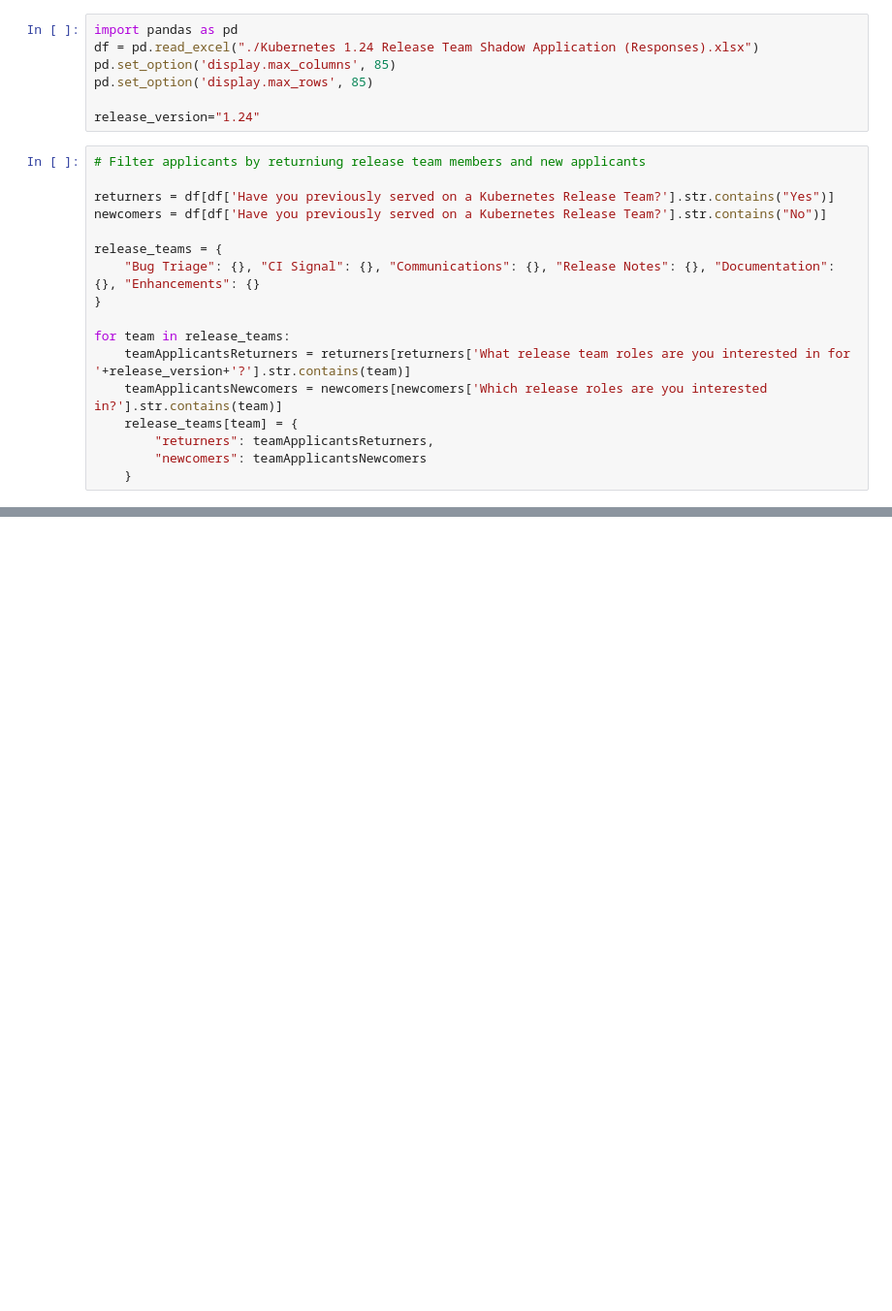
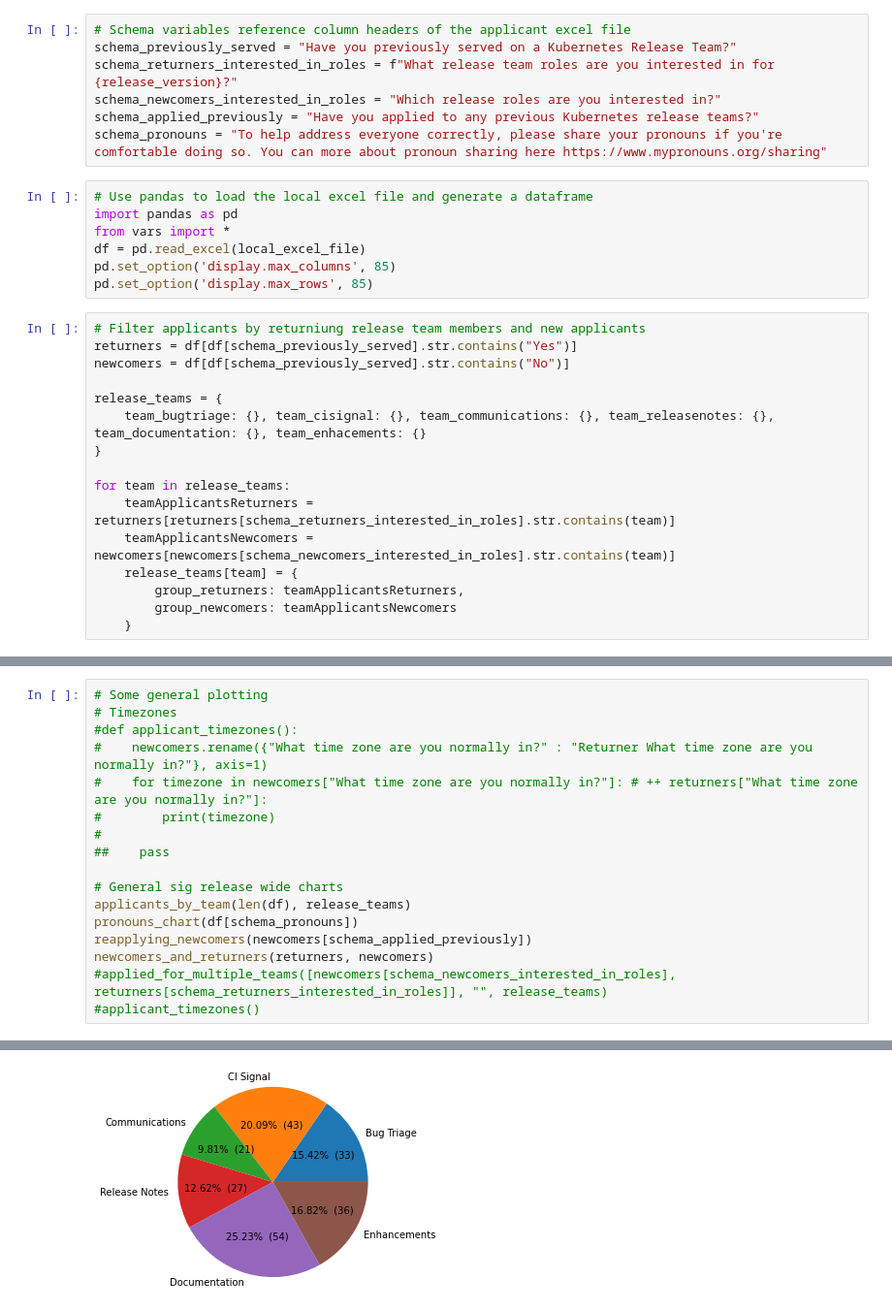
Before and after one commit to kubernetes-sigs/release-team-shadow-stats, a Jupyter notebook: main.ipynb, the cells around one changed output, grey strips where cells are left out. Shown at 97% size. Cells and saved outputs as stored; diff of their text form; blank space fills up the shorter version.

```diff
--- a/main.ipynb
+++ b/main.ipynb
@@ -1,24 +12,30 @@
+# %%
+# Schema variables reference column headers of the applicant excel file
+schema_previously_served = "Have you previously served on a Kubernetes Release Team?"
+schema_returners_interested_in_roles = f"What release team roles are you interested in for {release_version}?"
+schema_newcomers_interested_in_roles = "Which release roles are you interested in?"
+schema_applied_previously = "Have you applied to any previous Kubernetes release teams?"
+schema_pronouns = "To help address everyone correctly, please share your pronouns if you're comfortable doing so. You can more about pronoun sharing here https://www.mypronouns.org/sharing"
 # %%
+# Use pandas to load the local excel file and generate a dataframe
 import pandas as pd
-df = pd.read_excel("./Kubernetes 1.24 Release Team Shadow Application (Responses).xlsx")
+from vars import *
+df = pd.read_excel(local_excel_file)
 pd.set_option('display.max_columns', 85)
 pd.set_option('display.max_rows', 85)
-
-release_version="1.24"
 # %%
 # Filter applicants by returniung release team members and new applicants
-
-returners = df[df['Have you previously served on a Kubernetes Release Team?'].str.contains("Yes")]
-newcomers = df[df['Have you previously served on a Kubernetes Release Team?'].str.contains("No")]
+returners = df[df[schema_previously_served].str.contains("Yes")]
+newcomers = df[df[schema_previously_served].str.contains("No")]
 
 release_teams = {
-    "Bug Triage": {}, "CI Signal": {}, "Communications": {}, "Release Notes": {}, "Documentation": {}, "Enhancements": {}
+    team_bugtriage: {}, team_cisignal: {}, team_communications: {}, team_releasenotes: {}, team_documentation: {}, team_enhacements: {}
 }
 
 for team in release_teams:
-    teamApplicantsReturners = returners[returners['What release team roles are you interested in for '+release_version+'?'].str.contains(team)]
-    teamApplicantsNewcomers = newcomers[newcomers['Which release roles are you interested in?'].str.contains(team)]
+    teamApplicantsReturners = returners[returners[schema_returners_interested_in_roles].str.contains(team)]
+    teamApplicantsNewcomers = newcomers[newcomers[schema_newcomers_interested_in_roles].str.contains(team)]
     release_teams[team] = {
-        "returners": teamApplicantsReturners,
-        "newcomers": teamApplicantsNewcomers
+        group_returners: teamApplicantsReturners,
+        group_newcomers: teamApplicantsNewcomers
     }
@@ -125,0 +46,18 @@ CI Signal applicants applied to other teams
+# %%
+# Some general plotting
+# Timezones
+#def applicant_timezones():
+#    newcomers.rename({"What time zone are you normally in?" : "Returner What time zone are you normally in?"}, axis=1)
+#    for timezone in newcomers["What time zone are you normally in?"]: # ++ returners["What time zone are you normally in?"]:
+#        print(timezone)
+#
+##    pass
+
+# General sig release wide charts
+applicants_by_team(len(df), release_teams)
+pronouns_chart(df[schema_pronouns])
+reapplying_newcomers(newcomers[schema_applied_previously])
+newcomers_and_returners(returners, newcomers)
+#applied_for_multiple_teams([newcomers[schema_newcomers_interested_in_roles], returners[schema_returners_interested_in_roles]], "", release_teams)
+#applicant_timezones()
+# %% [output]
@@ -125,0 +66 @@ CI Signal applicants applied to other teams
+[figure, added]
```
Also changed, not shown: parts of 7 cells of this notebook, 3 other files.
